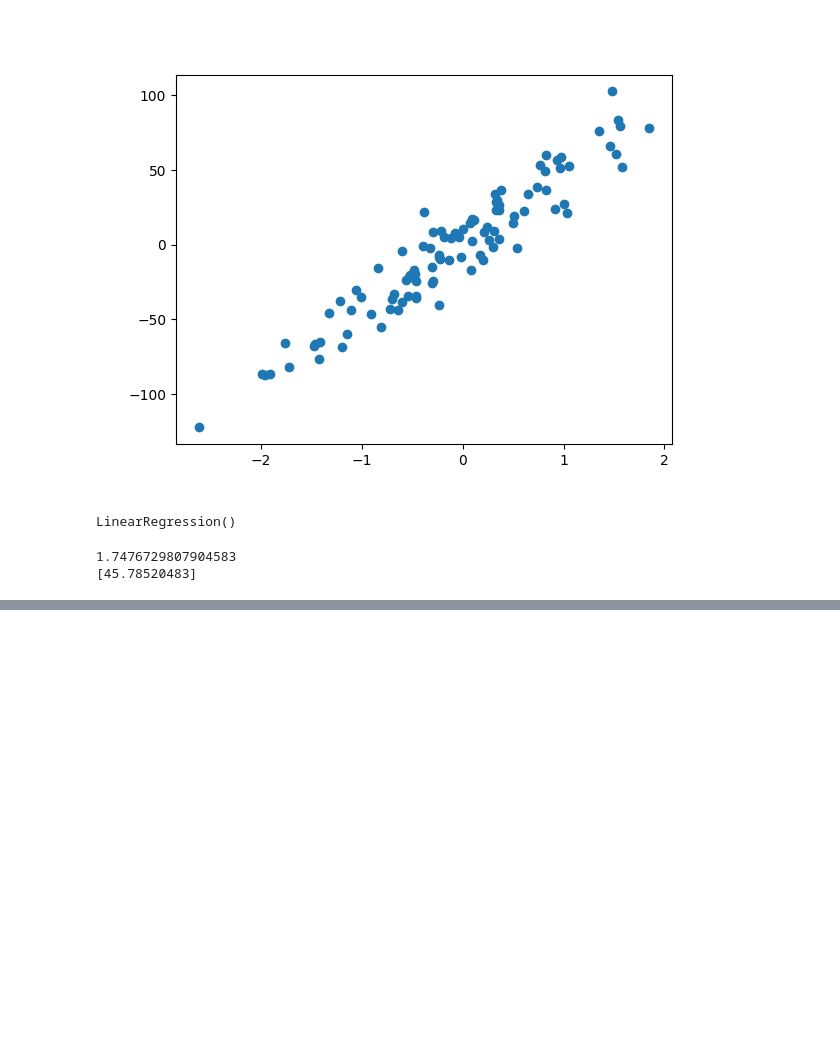
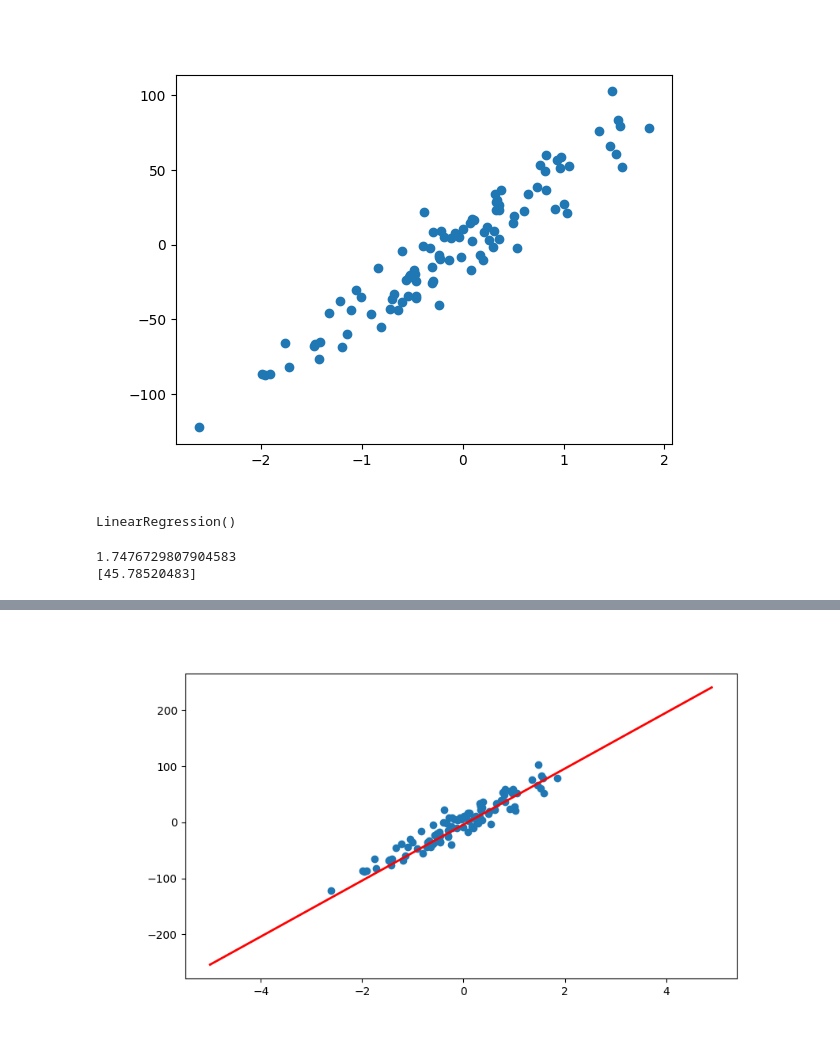
Before and after one commit to cmd-cosmos/ml-math, a Jupyter notebook: convergence-algorithms/grad-descent-2.ipynb, the cells around one changed output, grey strips where cells are left out. Saved outputs shown, nothing was run; the diff lists cells and outputs as text; code cells hidden in the pictures; blank space fills up the shorter version.

Commit message:
added visualization till convergence

```diff
--- a/convergence-algorithms/grad-descent-2.ipynb
+++ b/convergence-algorithms/grad-descent-2.ipynb
@@ -46,3 +46,7 @@ class GradientDescent:
             self.b = self.b - (self.alpha*loss_b)
             self.m = self.m - (self.alpha*loss_m)
             print("{} --- {}, {}".format(i+1, self.m, self.b))
+# %%
+gd = GradientDescent(epochs=100, alpha=0.001)
+gd.fit(x,y)
+### custom implementation of grad descent does converge to the val obtained by the lin reg model
@@ -48,0 +71,41 @@ class GradientDescent:
+# %%
+### creating a dynamic plot to see grad descent find the best fit line
+
+from matplotlib.animation import FuncAnimation
+from matplotlib import animation
+
+# init b and m to random vals
+b     = -800   # intercept
+m     = 500     # slope
+alpha = 0.001  # learning rate
+lst_b, lst_m, lst_cost = [], [], []
+epochs = 50
+
+for i in range(epochs):
+    pd_b = 0
+    pd_m = 0
+    cost = 0
+    for i in range(x.shape[0]):
+        pd_b = pd_b - 2*(y[i] - (m*x[i]) - b)
+        pd_m = pd_m - 2*(y[i] - (m*x[i]) - b)*x[i]
+        cost = cost + (y[i] - m*x[i] - b)**2
+    b = b - (alpha*pd_b)
+    m = m - (alpha*pd_m)
+    lst_b.append(b)
+    lst_m.append(m)
+    lst_cost.append(cost)
+
+fig,ax = plt.subplots(figsize=(9,5))
+x_i = np.arange(-5, 5, 0.1)
+y_i = x_i*(-30) - 200
+ax.scatter(x,y)
+line, = ax.plot(x_i, x_i*50 - 4, 'r-', linewidth=2)
+
+def update(i):
+    label = 'epoch {0}'.format(i + 1)
+    line.set_ydata(x_i*lst_m[i] + lst_b[i])
+    ax.set_xlabel(label)
+
+anim = FuncAnimation(fig, update, frames=epochs, interval=500, repeat=False)
+# %% [output]
+[figure, added]
```
Also changed, not shown: parts of 2 cells of this notebook, 1 other file.
